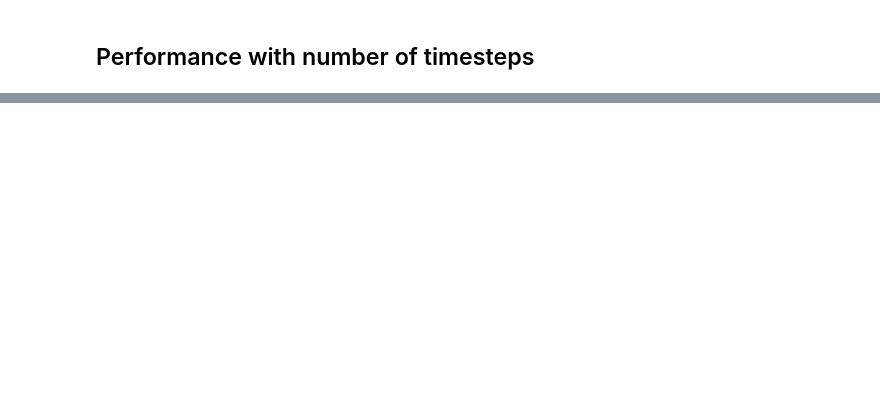
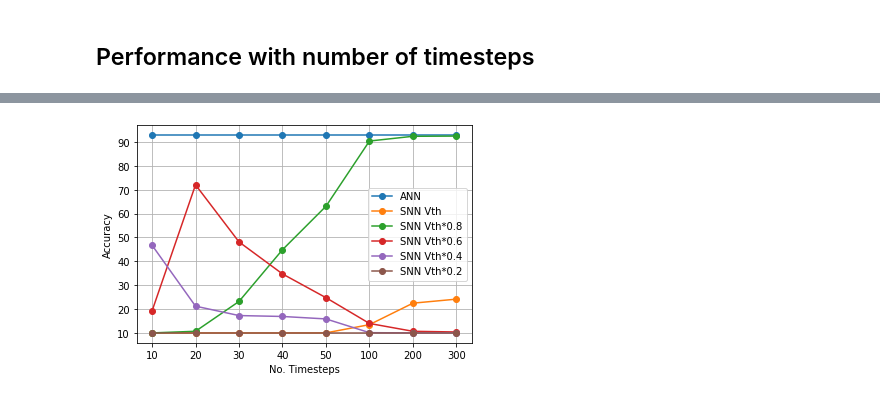
Before and after one commit to mapolinario94/ECE570-Project, a Jupyter notebook: notebooks/VGG16_conversion.ipynb, the cells around one changed output, grey strips where cells are left out. Cells and saved outputs as stored; diff of their text form; code cells hidden in the pictures; blank space fills up the shorter version.

Commit message:
notebooks and pre trained models

```diff
--- a/notebooks/VGG16_conversion.ipynb
+++ b/notebooks/VGG16_conversion.ipynb
@@ -82,7 +82,7 @@ class VGG16(nn.Module):
         return x
 
 ann_model = VGG16()
-ann_model.load_state_dict(torch.load("../data/pre_trained_models/CANN_VGG16_CIFAR10.pth"))
+ann_model.load_state_dict(torch.load("../pre_trained_models/CANN_VGG16_CIFAR10.pth"))
 ann_model.to(DEVICE)
 ann_loss, ann_acc = test(ann_model, "VGG16", test_loader)
 # %% [output]
@@ -141,10 +141,10 @@ classifier = nn.Sequential(
         nn.Dropout(p=0.5, inplace=False),
         LinearLIF(in_features=4096, out_features=10, bias=False),
         )
-timesteps = 20
+timesteps = 50
 snn_sr_model = SpikingModel(features, classifier, timesteps, device=DEVICE)
 snn_sr_model.to(DEVICE)
-# snn_sr_model.load_state_dict(torch.load("../data/pre_trained_models/SNN_SR_VGG16_20ts.pth"))
+# snn_sr_model.load_state_dict(torch.load("../pre_trained_models/SNN_SR_VGG16_50ts.pth"))
 # %% [output]
 SpikingModel(
   (features): Sequential(
@@ -227,3 +243,17 @@ fig.savefig(image_name, format=image_format, dpi=1200)
 # %%
 import numpy as np
 np.save("acc_snn_vgg16_sr.npy", np.array(acc_list))
+# %%
+fig = plt.figure("Acc vs Timesteps")
+plt.plot([ann_acc]*len(num_timesteps), "-o")
+for k in range(len(scales)):
+    plt.plot(acc_list[k], "-o")
+plt.legend(["ANN", "SNN Vth", "SNN Vth*0.8", "SNN Vth*0.6", "SNN Vth*0.4", "SNN Vth*0.2"])
+plt.xlabel("No. Timesteps")
+plt.ylabel("Accuracy")
+plt.xticks(range(8), [str(k) for k in num_timesteps])
+plt.yticks([10,20,30,40,50,60,70,80,90], [10,20,30,40,50,60,70,80,90])
+plt.grid(True)
+plt.show()
+# %% [output]
+[figure, added]
```
Also changed, not shown: parts of 5 cells of this notebook, 4 other files.
